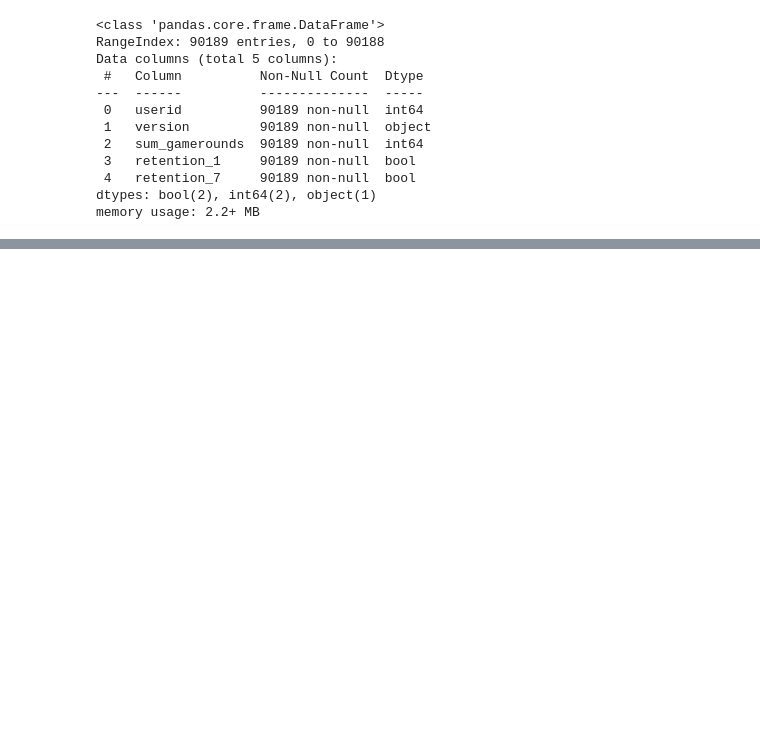
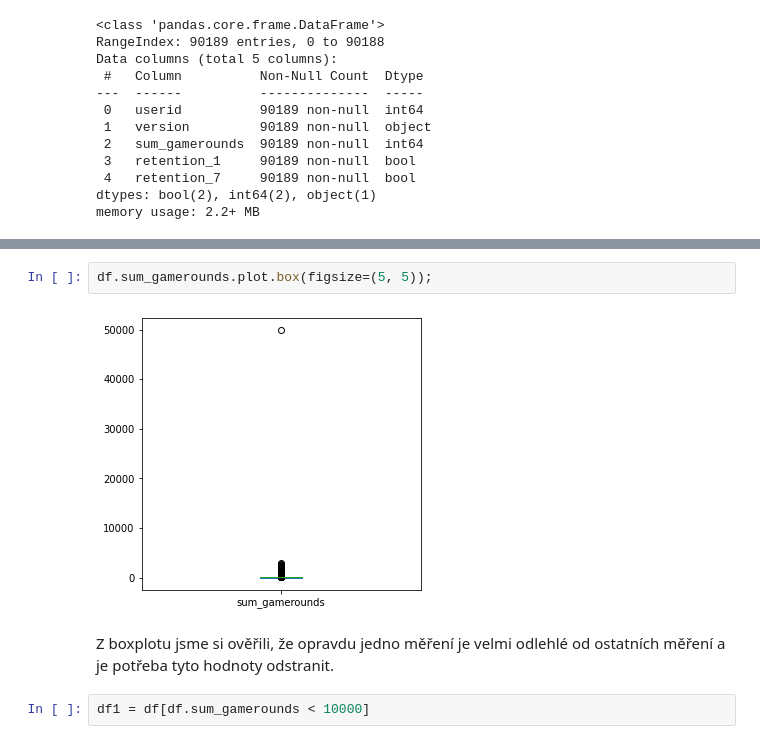
Before and after one commit to 9berny9/cookie_cats_analysis, a Jupyter notebook: cats.ipynb, the cells around one changed output, grey strips where cells are left out. Drawn from its saved outputs; the diff is of its cells as text; blank space fills up the shorter version.

```diff
--- a/cats.ipynb
+++ b/cats.ipynb
@@ -31,0 +109,8 @@ df.head(5)
+# %%
+df.sum_gamerounds.plot.box(figsize=(5, 5));
+# %% [output]
+[figure, added]
+# %% [markdown]
+Z boxplotu jsme si ověřili, že opravdu jedno měření je velmi odlehlé od ostatních měření a je potřeba tyto hodnoty odstranit.
+# %%
+df1 = df[df.sum_gamerounds < 10000]
```
Also changed, not shown: parts of 20 cells of this notebook.
